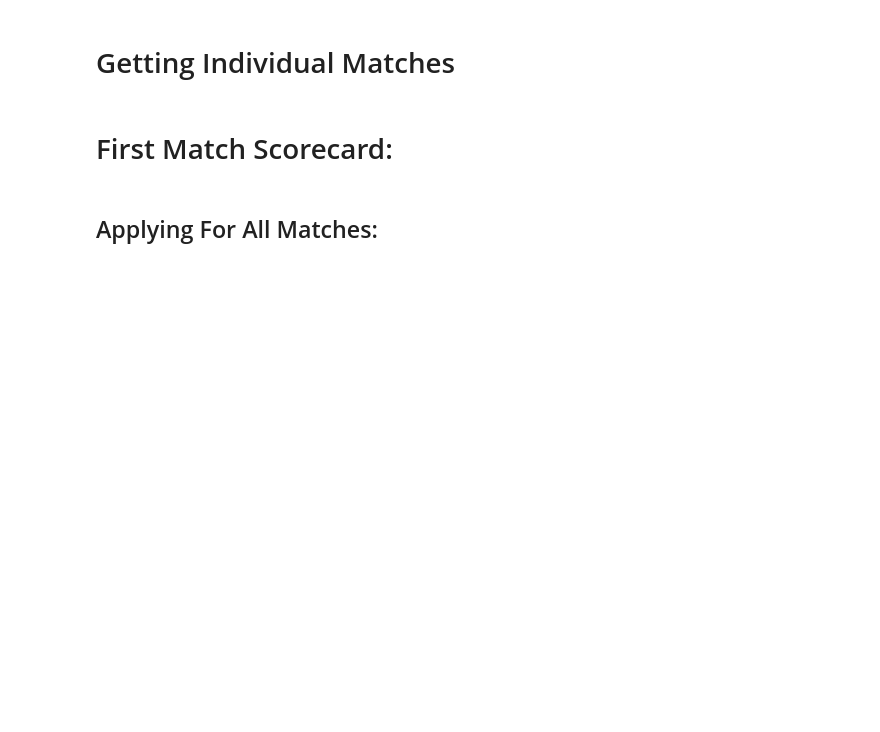
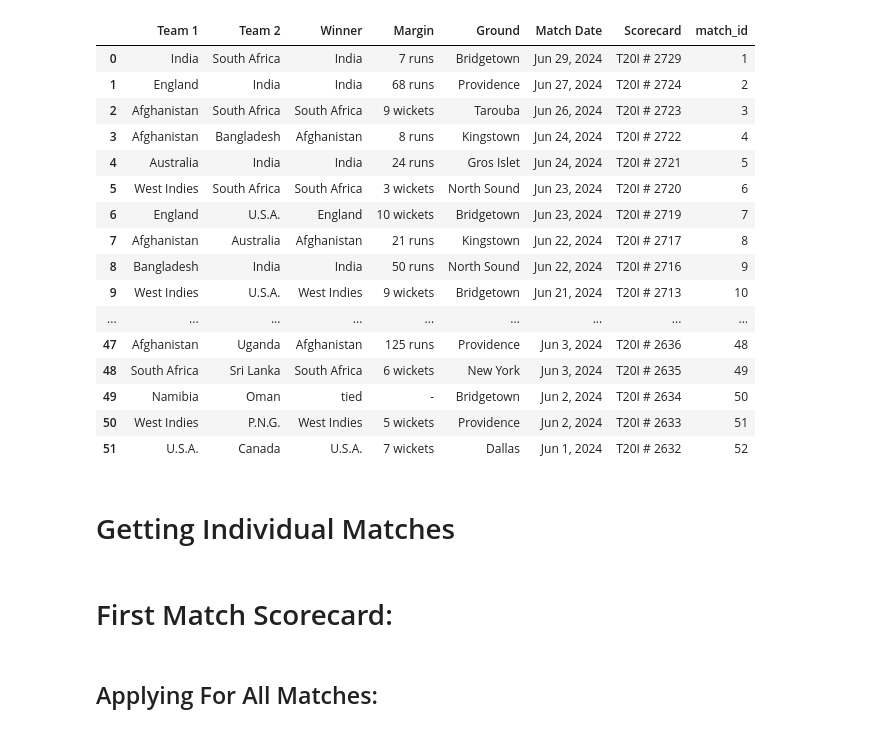
Before and after one commit to swarajmali45/cricket-data-analytics, a Jupyter notebook: match_summary.ipynb, the cells around one changed output. Drawn from its saved outputs; the diff is of its cells as text; code cells hidden in the pictures; blank space fills up the shorter version.

Commit message:
added match_id column

```diff
--- a/match_summary.ipynb
+++ b/match_summary.ipynb
@@ -15,3 +13,26 @@ summary_df.to_csv('summary.csv', index=False)
+# %%
+summary_df['match_id'] = range(1, 53)
+summary_df
+
+summary_df.to_csv('summary.csv', index=False)
+# %% [output]
+|  | Team 1 | Team 2 | Winner | Margin | Ground | Match Date | Scorecard | match_id |
+| 0 | India | South Africa | India | 7 runs | Bridgetown | Jun 29, 2024 | T20I # 2729 | 1 |
+| 1 | England | India | India | 68 runs | Providence | Jun 27, 2024 | T20I # 2724 | 2 |
+| 2 | Afghanistan | South Africa | South Africa | 9 wickets | Tarouba | Jun 26, 2024 | T20I # 2723 | 3 |
+| 3 | Afghanistan | Bangladesh | Afghanistan | 8 runs | Kingstown | Jun 24, 2024 | T20I # 2722 | 4 |
+| 4 | Australia | India | India | 24 runs | Gros Islet | Jun 24, 2024 | T20I # 2721 | 5 |
+| 5 | West Indies | South Africa | South Africa | 3 wickets | North Sound | Jun 23, 2024 | T20I # 2720 | 6 |
+| 6 | England | U.S.A. | England | 10 wickets | Bridgetown | Jun 23, 2024 | T20I # 2719 | 7 |
+| 7 | Afghanistan | Australia | Afghanistan | 21 runs | Kingstown | Jun 22, 2024 | T20I # 2717 | 8 |
+| 8 | Bangladesh | India | India | 50 runs | North Sound | Jun 22, 2024 | T20I # 2716 | 9 |
+| 9 | West Indies | U.S.A. | West Indies | 9 wickets | Bridgetown | Jun 21, 2024 | T20I # 2713 | 10 |
+| ... | ... | ... | ... | ... | ... | ... | ... | ... |
+| 47 | Afghanistan | Uganda | Afghanistan | 125 runs | Providence | Jun 3, 2024 | T20I # 2636 | 48 |
+| 48 | South Africa | Sri Lanka | South Africa | 6 wickets | New York | Jun 3, 2024 | T20I # 2635 | 49 |
+| 49 | Namibia | Oman | tied | - | Bridgetown | Jun 2, 2024 | T20I # 2634 | 50 |
+| 50 | West Indies | P.N.G. | West Indies | 5 wickets | Providence | Jun 2, 2024 | T20I # 2633 | 51 |
+| 51 | U.S.A. | Canada | U.S.A. | 7 wickets | Dallas | Jun 1, 2024 | T20I # 2632 | 52 |
 # %% [markdown]
 # Getting Individual Matches
 # %%
```
Also changed, not shown: parts of 7 cells of this notebook, 3 other files.
